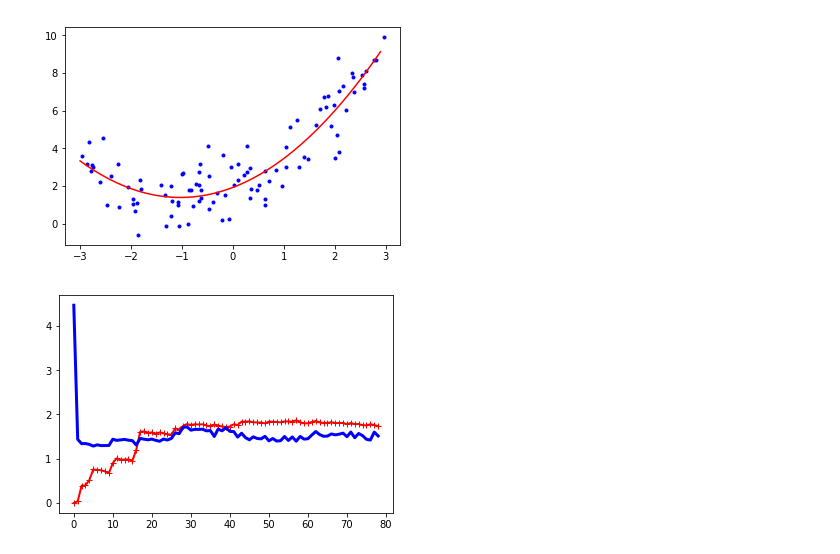
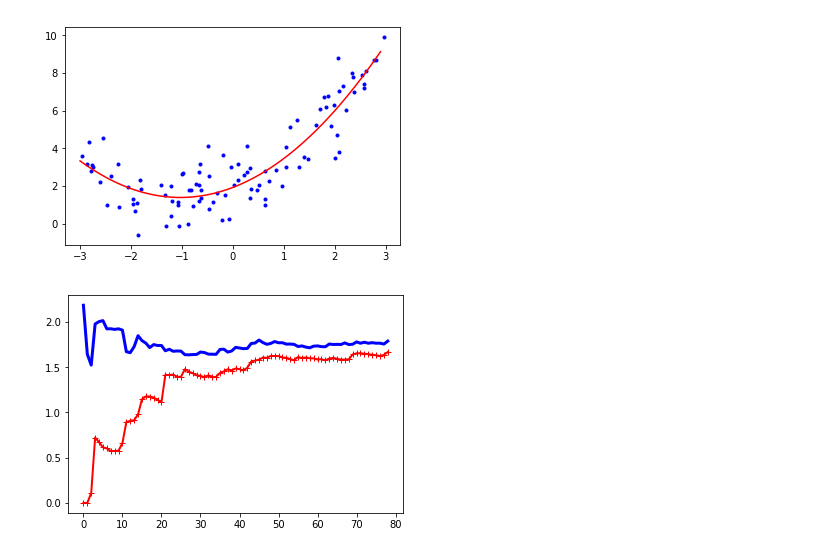
Before and after one commit to pmallari/SampleJupyter, a Jupyter notebook: Training Models.ipynb, the cells around one changed output. Saved outputs shown, nothing was run; the diff lists cells and outputs as text; code cells hidden in the pictures.

```diff
--- a/Training Models.ipynb
+++ b/Training Models.ipynb
@@ -116,20 +116,20 @@ plt.plot(X_new,y_new_poly,'r-')
 # %%
 from sklearn.metrics import mean_squared_error
 from sklearn.model_selection import train_test_split
 
 def plot_learning_curves(model,X,y):
     X_train, X_val, y_train, y_val = train_test_split(X,y,test_size=0.2)
     train_errors, val_errors=[],[]
     for m in range(1,len(X_train)):
         model.fit(X_train[:m],y_train[:m])
         y_train_predict=model.predict(X_train[:m])
         y_val_predict = model.predict(X_val)
         train_errors.append(mean_squared_error(y_train_predict,y_train[:m]))
         val_errors.append(mean_squared_error(y_val_predict,y_val))
     plt.plot(np.sqrt(train_errors),"r-+",linewidth=2,label="train")
     plt.plot(np.sqrt(val_errors),"b-",linewidth=3,label="val")
 
 lin_reg = LinearRegression()
-plot_learning_curves(sgd_reg,X,y)
+plot_learning_curves(lin_reg,X,y)
 # %% [output]
-[figure, old version]
+[figure, new version]
```
Also changed, not shown: parts of 3 cells of this notebook.
